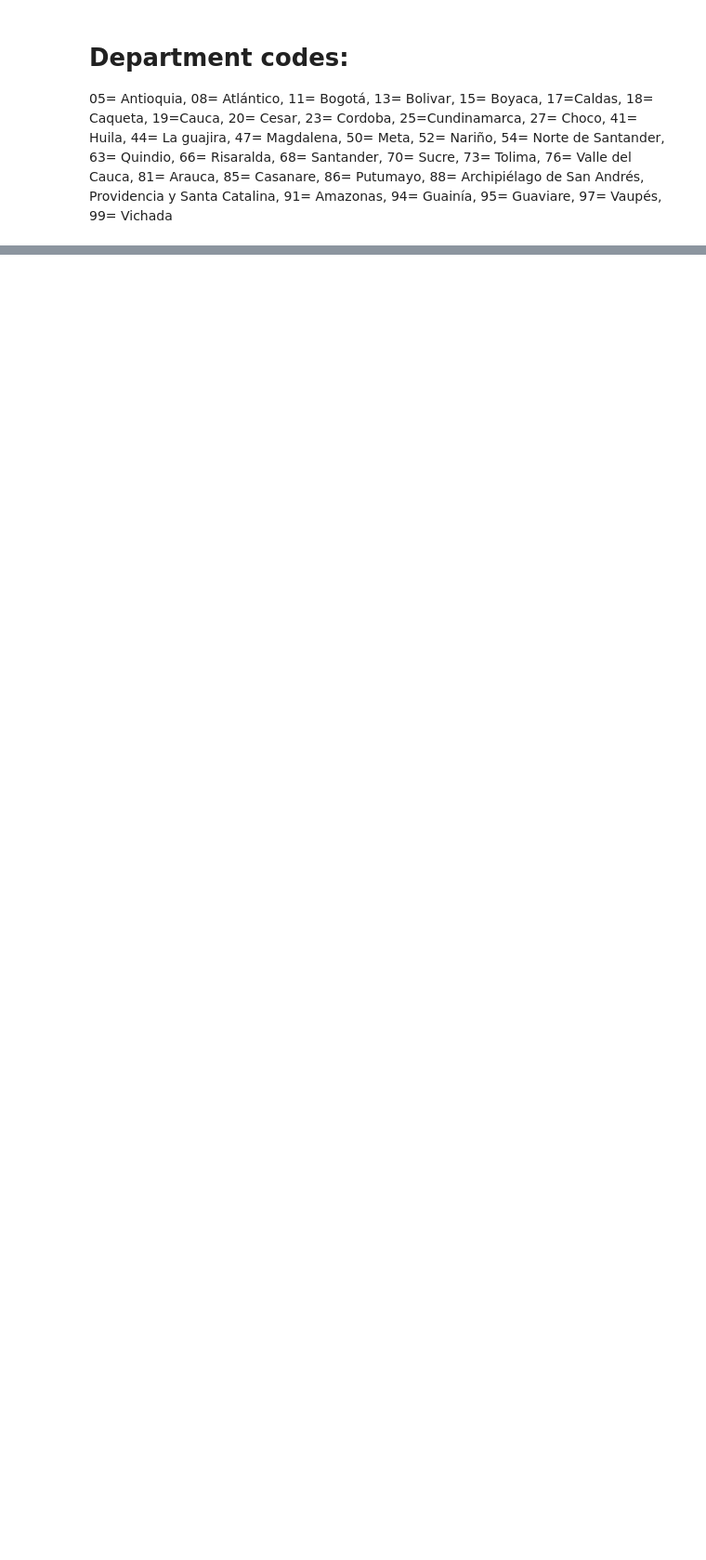
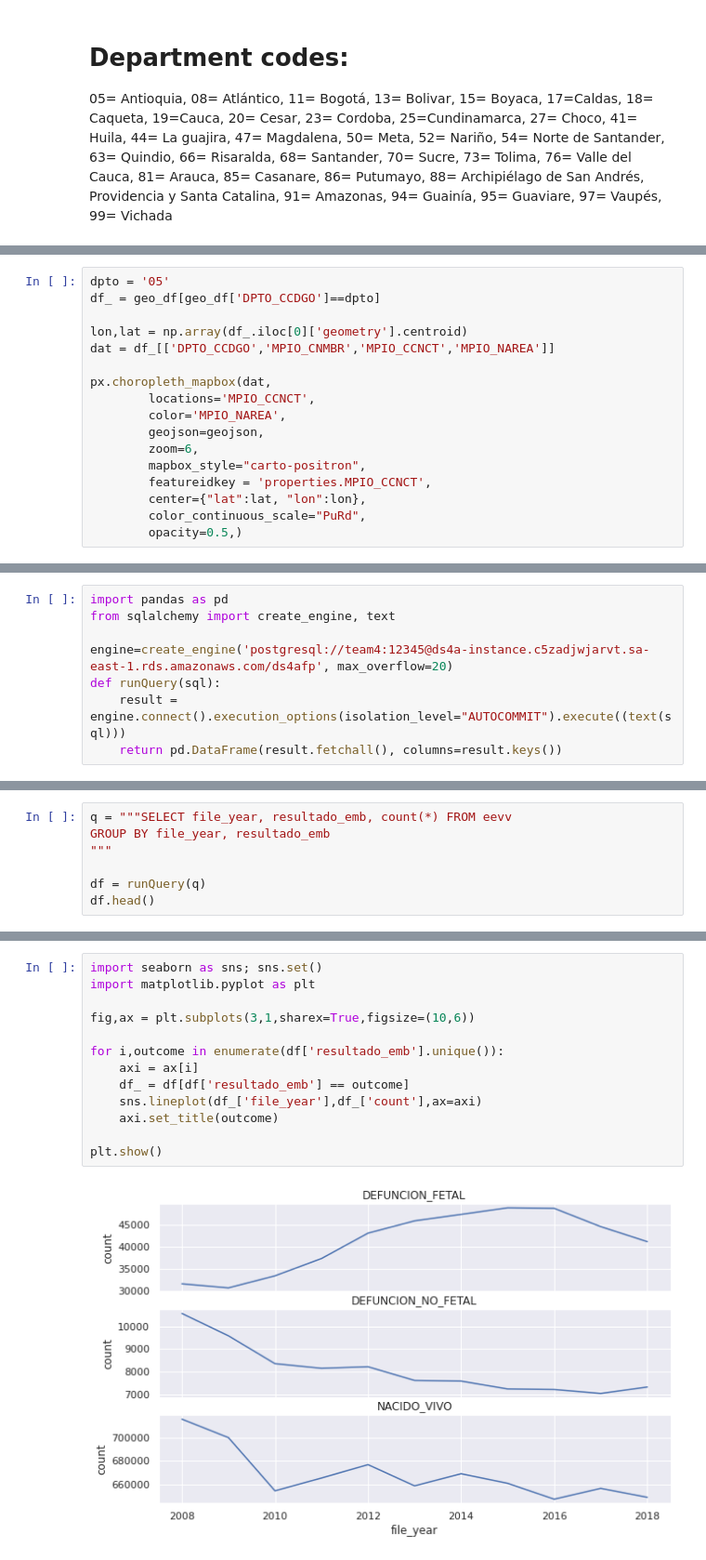
Before and after one commit to PedroOspina17/DS4A, a Jupyter notebook: Notebooks/Andres_EDA.ipynb, the cells around one changed output, grey strips where cells are left out. Shown at 93% size. Drawn from its saved outputs; the diff is of its cells as text; blank space fills up the shorter version.

```diff
--- a/Notebooks/Andres_EDA.ipynb
+++ b/Notebooks/Andres_EDA.ipynb
@@ -382,0 +525,17 @@ df_dpt
+# %%
+dpto = '05'
+df_ = geo_df[geo_df['DPTO_CCDGO']==dpto]
+
+lon,lat = np.array(df_.iloc[0]['geometry'].centroid)
+dat = df_[['DPTO_CCDGO','MPIO_CNMBR','MPIO_CCNCT','MPIO_NAREA']]
+
+px.choropleth_mapbox(dat,
+        locations='MPIO_CCNCT',
+        color='MPIO_NAREA',
+        geojson=geojson,
+        zoom=6,
+        mapbox_style="carto-positron",
+        featureidkey = 'properties.MPIO_CCNCT',
+        center={"lat":lat, "lon":lon},
+        color_continuous_scale="PuRd",
+        opacity=0.5,)
@@ -382,0 +544,8 @@ df_dpt
+# %%
+import pandas as pd
+from sqlalchemy import create_engine, text
+
+engine=create_engine('postgresql://team4:12345@ds4a-instance.c5zadjwjarvt.sa-east-1.rds.amazonaws.com/ds4afp', max_overflow=20)
+def runQuery(sql):
+    result = engine.connect().execution_options(isolation_level="AUTOCOMMIT").execute((text(sql)))
+    return pd.DataFrame(result.fetchall(), columns=result.keys())
@@ -382,0 +567,7 @@ df_dpt
+# %%
+q = """SELECT file_year, resultado_emb, count(*) FROM eevv
+GROUP BY file_year, resultado_emb
+"""
+
+df = runQuery(q)
+df.head()
@@ -382,0 +581,15 @@ df_dpt
+# %%
+import seaborn as sns; sns.set()
+import matplotlib.pyplot as plt
+
+fig,ax = plt.subplots(3,1,sharex=True,figsize=(10,6))
+
+for i,outcome in enumerate(df['resultado_emb'].unique()):
+    axi = ax[i]
+    df_ = df[df['resultado_emb'] == outcome]
+    sns.lineplot(df_['file_year'],df_['count'],ax=axi)
+    axi.set_title(outcome)
+
+plt.show()
+# %% [output]
+[figure, added]
```
Also changed, not shown: parts of 29 cells of this notebook, 36 other files.
